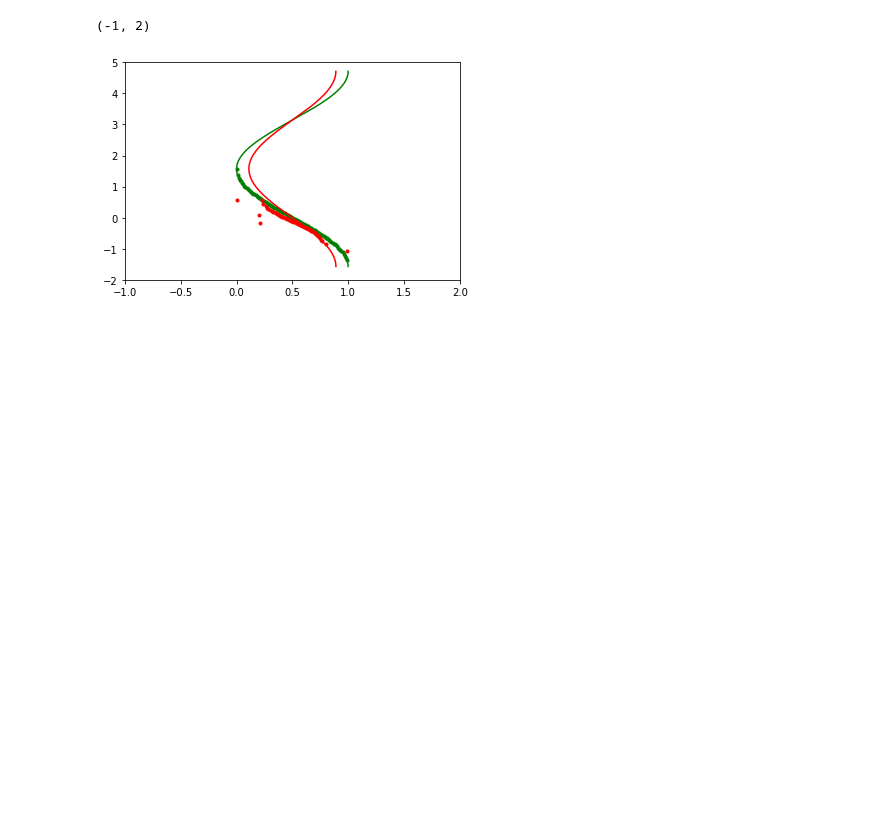
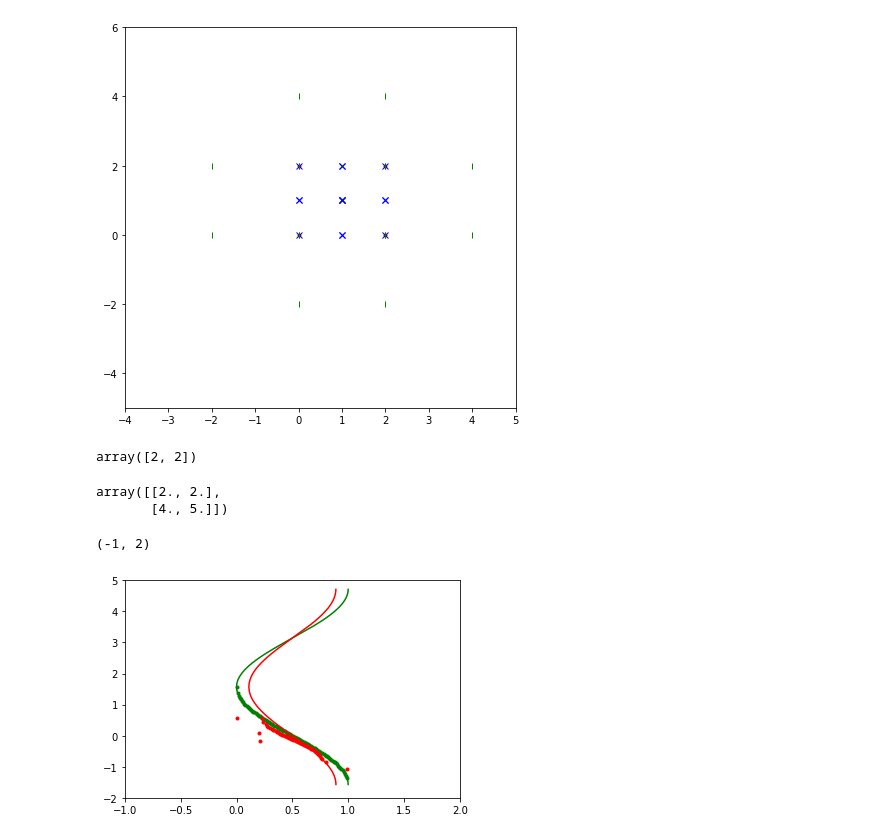
Before and after one commit to gszep/double-exclusive-reporter, a Jupyter notebook: bisection-method.ipynb, the cells around one changed output. Saved outputs shown, nothing was run; the diff lists cells and outputs as text; code cells hidden in the pictures; blank space fills up the shorter version.

```diff
--- a/bisection-method.ipynb
+++ b/bisection-method.ipynb
@@ -118,3 +154,32 @@ IndexError: list index out of range
+# %%
+figure(figsize=(7,7))
+
+bounds = array([[0,0],[2,2]])
+precision = 0.1
+# interval = Interval(bounds)
+plot(*interval.mesh,'r.')
+
+for nn in interval.refinements() :
+    plot(*nn.mesh,'bx')
+
+for nn in interval.neighbours() :
+    plot(*nn.mesh,'g|')
+
+
+
+xlim(-4,5)
+ylim(-5,6);
+# %% [output]
+[figure, added]
+# %%
+interval.upper
+# %% [output]
+array([2, 2])
+# %%
+interval.bounds
+# %% [output]
+array([[2., 2.],
+       [4., 5.]])
 # %%
 from scipy.ndimage import laplace
 
```
Also changed, not shown: parts of 15 cells of this notebook, 12 other files.
